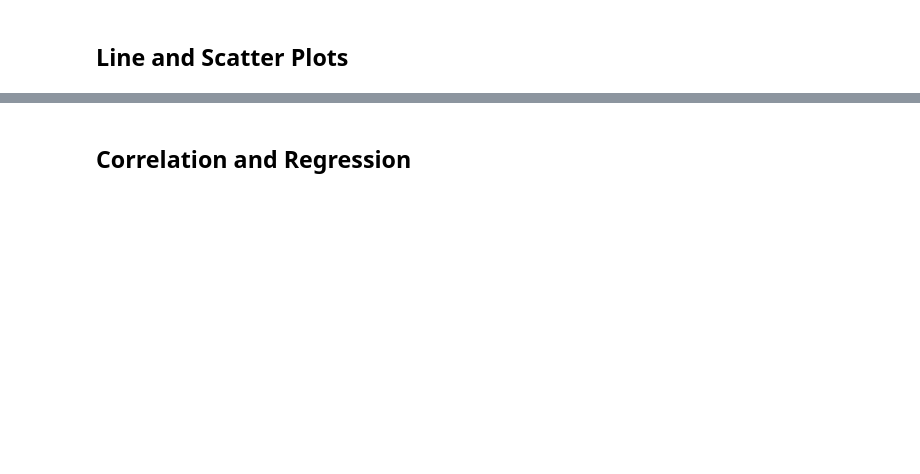
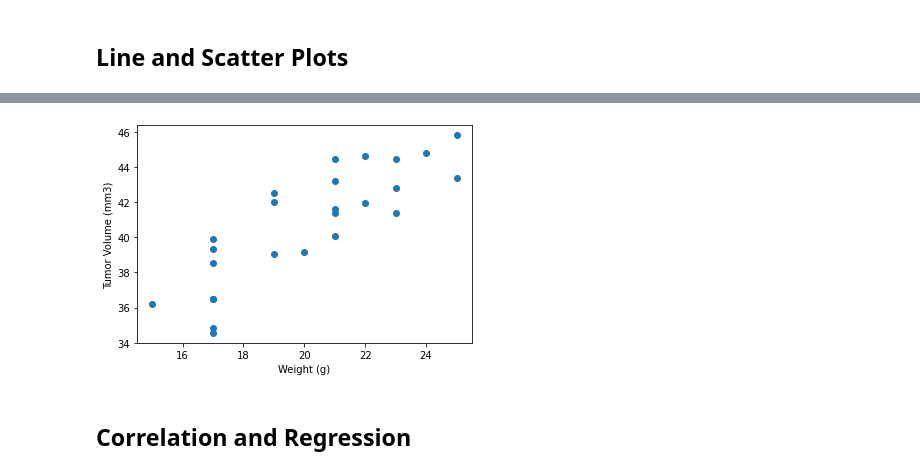
Before and after one commit to VincentGordon-Data-Analyst/matplotlib-challenge, a Jupyter notebook: Pymaceuticals/pymaceuticals_starter.ipynb, the cells around one changed output, grey strips where cells are left out. Saved outputs shown, nothing was run; the diff lists cells and outputs as text; code cells hidden in the pictures; blank space fills up the shorter version.

```diff
--- a/Pymaceuticals/pymaceuticals_starter.ipynb
+++ b/Pymaceuticals/pymaceuticals_starter.ipynb
@@ -248,2 +281,17 @@ tumor_vol_data = []
+# %%
+# Generate a scatter plot of average tumor volume vs. mouse weight for the Capomulin regimen
+mouse_df = clean_df.loc[clean_df['Drug Regimen'] == 'Capomulin']
+grouped_df = mouse_df.groupby('Mouse ID')[['Tumor Volume (mm3)', 'Weight (g)']].mean()
+
+x_values = grouped_df['Weight (g)']
+y_values = grouped_df['Tumor Volume (mm3)']
+
+plt.xlabel('Weight (g)')
+plt.ylabel('Tumor Volume (mm3)')
+
+plt.scatter(x_values, y_values)
+plt.show()
+# %% [output]
+[figure, added]
 # %% [markdown]
 ## Correlation and Regression
```
Also changed, not shown: parts of 9 cells of this notebook.
